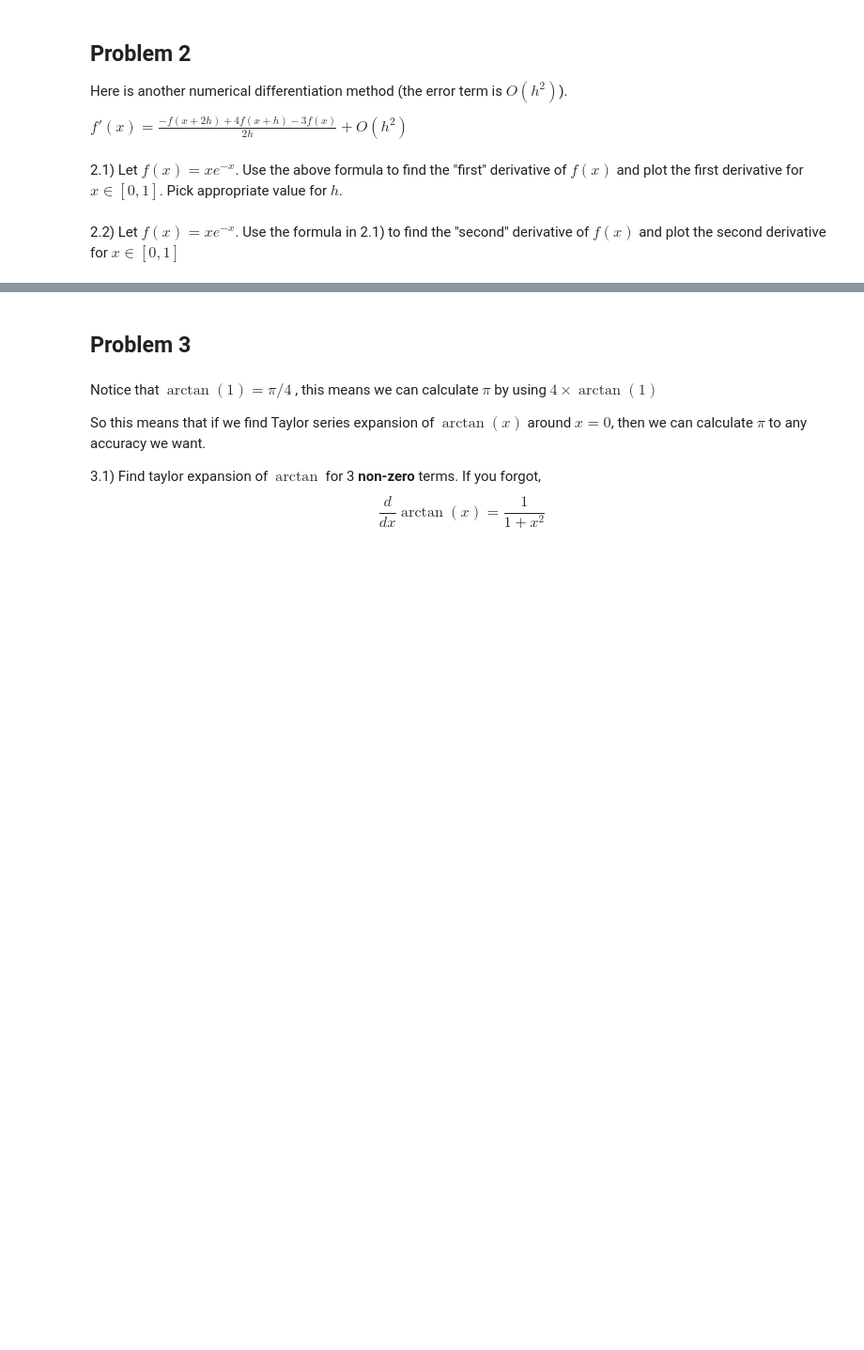
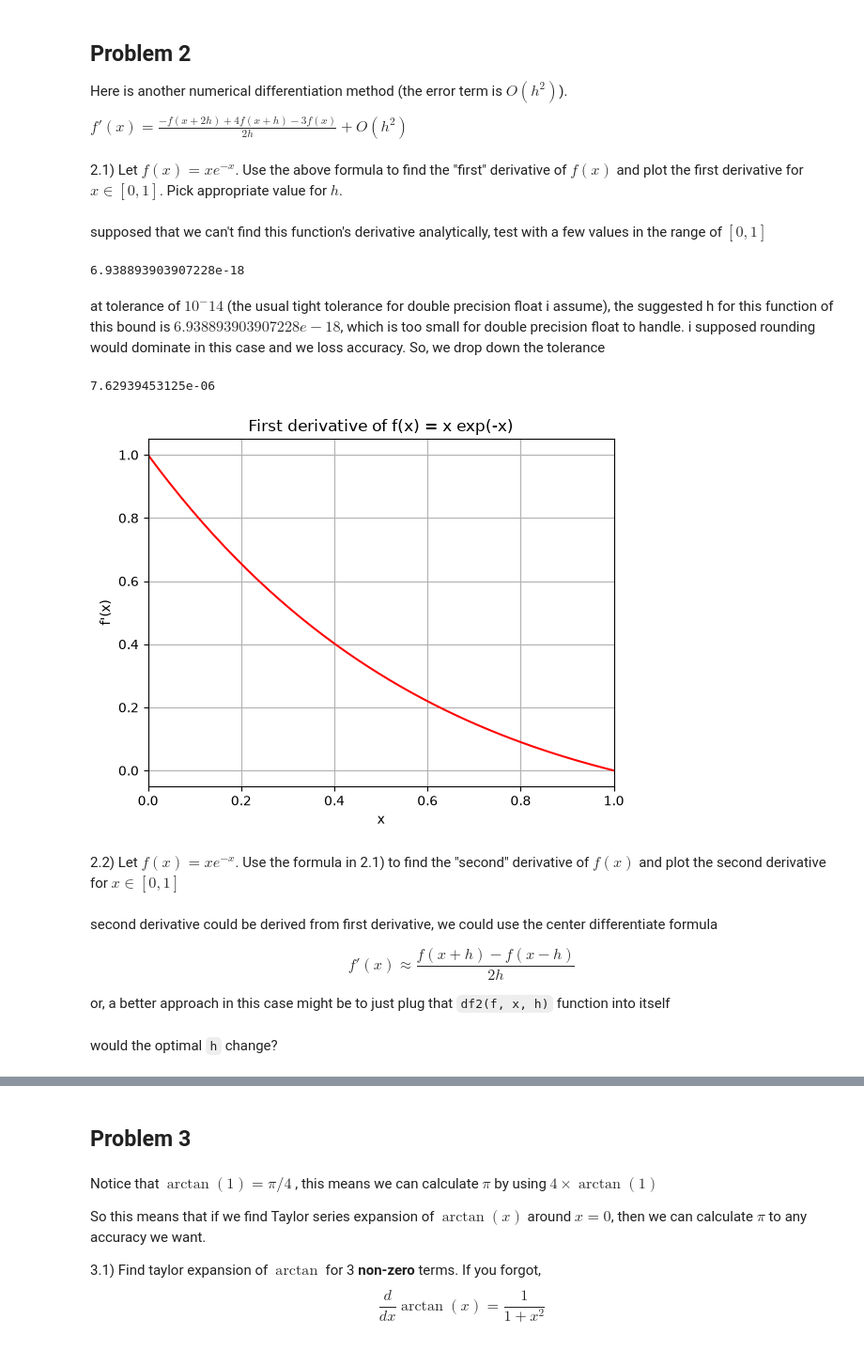
Before and after one commit to jiraroj-wir/iccs205-homework, a Jupyter notebook: hw2/Homework2.ipynb, the cells around one changed output, grey strips where cells are left out. Shown at 94% size. Saved outputs shown, nothing was run; the diff lists cells and outputs as text; code cells hidden in the pictures; blank space fills up the shorter version.

```diff
--- a/hw2/Homework2.ipynb
+++ b/hw2/Homework2.ipynb
@@ -213,7 +213,76 @@ Here is another numerical differentiation method (the error term is $O(h^2)$).
 $\displaystyle
 f'(x) = \frac{-f(x+2h)+4f(x+h)-3f(x)}{2h} + O(h^2)
 $
+# %%
+def df2(f, x, h):
+    return (-f(x + 2 * h) + 4 * f(x + h) - 3 * f(x)) / (2 * h)
 # %% [markdown]
 2.1) Let $f(x) = xe^{-x}$. Use the above formula to find the "first" derivative of $f(x)$ and plot the first derivative for $x \in [0,1]$. Pick appropriate value for $h$.
+# %%
+def f2(x):
+    return x * np.exp(-x)
+# %% [markdown]
+supposed that we can't find this function's derivative analytically, test with a few values in the range of $[0, 1]$
+# %%
+tolerance = 1e-14
+
+h = 0.125
+x = np.linspace(0, 1, 1 << 3)
+
+while(True):
+    y1 = df2(f2, x, h)
+    y2 = df2(f2, x, h / 2)
+
+    if (np.max(np.abs(y1 - y2)) < tolerance):
+        break
+
+    h /= 2
+
+print(h)
+# %% [output]
+6.938893903907228e-18
+# %% [markdown]
+at tolerance of $10^-14$ (the usual tight tolerance for double precision float i assume), the suggested h for this function of this bound is $6.938893903907228e-18$, which is too small for double precision float to handle. i supposed rounding would dominate in this case and we loss accuracy. So, we drop down the tolerance
+# %%
+tolerance = 1e-10
+
+h = 0.125
+x = np.linspace(0, 1, 1 << 3)
+
+while(True):
+    y1 = df2(f2, x, h)
+    y2 = df2(f2, x, h / 2)
+
+    if (np.max(np.abs(y1 - y2)) < tolerance):
+        break
+
+    h /= 2
+
+print(h)
+# %% [output]
+7.62939453125e-06
+# %%
+h2 = 7.62939453125e-06
+# %%
+x = np.linspace(0, 1, 1 << 7)
+y = df2(f2, x, h2)
+
+plt.plot(x, y, color='red')
+plt.title("First derivative of f(x) = x exp(-x)")
+plt.xlabel("x")
+plt.ylabel("f'(x)")
+plt.xlim(0, 1)
+plt.grid(True)
+plt.show()
+# %% [output]
+[figure, added]
 # %% [markdown]
 2.2) Let $f(x) = xe^{-x}$. Use the formula in 2.1) to find the "second" derivative of $f(x)$ and plot the second derivative for $x \in [0,1]$
+# %% [markdown]
+second derivative could be derived from first derivative, we could use the center differentiate formula
+
+$$
+    f'(x) \approx \frac{f(x+h)-f(x-h)}{2h}
+$$
+
+or, a better approach in this case might be to just plug that `df2(f, x, h)` function into itself
@@ -219,0 +295,2 @@ $
+# %% [markdown]
+would the optimal `h` change?
```
Also changed, not shown: parts of 8 cells of this notebook.
